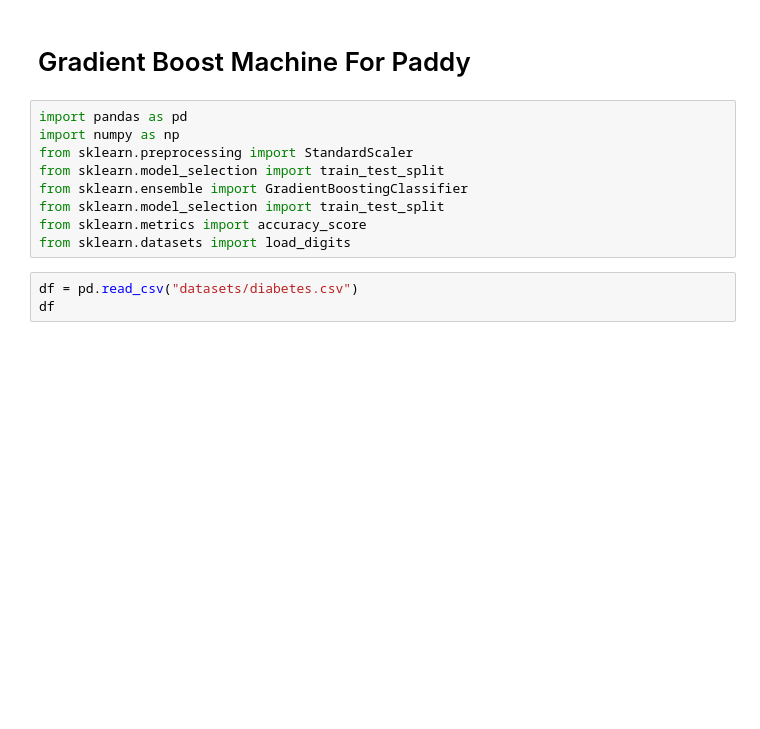
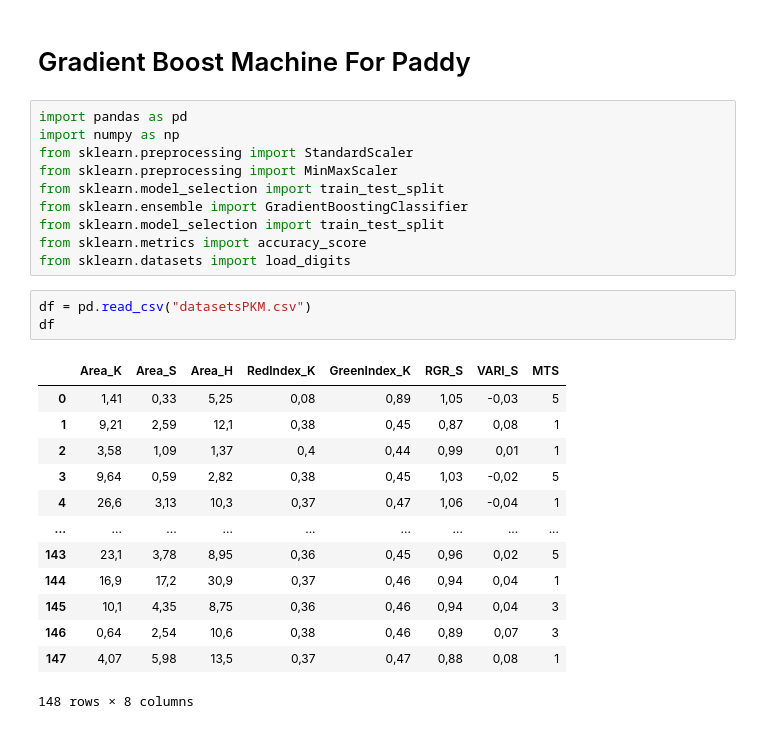
Before and after one commit to RfqiAlan/Hands-On-MachineLearning, a Jupyter notebook: PKM/GBM.ipynb, the cells around one changed output. Saved outputs shown, nothing was run; the diff lists cells and outputs as text; blank space fills up the shorter version.

```diff
--- a/PKM/GBM.ipynb
+++ b/PKM/GBM.ipynb
@@ -4,13 +4,28 @@
 import pandas as pd
 import numpy as np
 from sklearn.preprocessing import StandardScaler
+from sklearn.preprocessing import MinMaxScaler
 from sklearn.model_selection import train_test_split
 from sklearn.ensemble import GradientBoostingClassifier
 from sklearn.model_selection import train_test_split
 from sklearn.metrics import accuracy_score
 from sklearn.datasets import load_digits
 # %%
-df = pd.read_csv("datasets/diabetes.csv")
+df = pd.read_csv("datasetsPKM.csv")
 df
+# %% [output]
+|  | Area_K | Area_S | Area_H | RedIndex_K | GreenIndex_K | RGR_S | VARI_S | MTS |
+| 0 | 1,41 | 0,33 | 5,25 | 0,08 | 0,89 | 1,05 | -0,03 | 5 |
+| 1 | 9,21 | 2,59 | 12,1 | 0,38 | 0,45 | 0,87 | 0,08 | 1 |
+| 2 | 3,58 | 1,09 | 1,37 | 0,4 | 0,44 | 0,99 | 0,01 | 1 |
+| 3 | 9,64 | 0,59 | 2,82 | 0,38 | 0,45 | 1,03 | -0,02 | 5 |
+| 4 | 26,6 | 3,13 | 10,3 | 0,37 | 0,47 | 1,06 | -0,04 | 1 |
+| ... | ... | ... | ... | ... | ... | ... | ... | ... |
+| 143 | 23,1 | 3,78 | 8,95 | 0,36 | 0,45 | 0,96 | 0,02 | 5 |
+| 144 | 16,9 | 17,2 | 30,9 | 0,37 | 0,46 | 0,94 | 0,04 | 1 |
+| 145 | 10,1 | 4,35 | 8,75 | 0,36 | 0,46 | 0,94 | 0,04 | 3 |
+| 146 | 0,64 | 2,54 | 10,6 | 0,38 | 0,46 | 0,89 | 0,07 | 3 |
+| 147 | 4,07 | 5,98 | 13,5 | 0,37 | 0,47 | 0,88 | 0,08 | 1 |
+148 rows × 8 columns
 # %%
 df.info()
```
Also changed, not shown: parts of 11 cells of this notebook, 2 other files.
